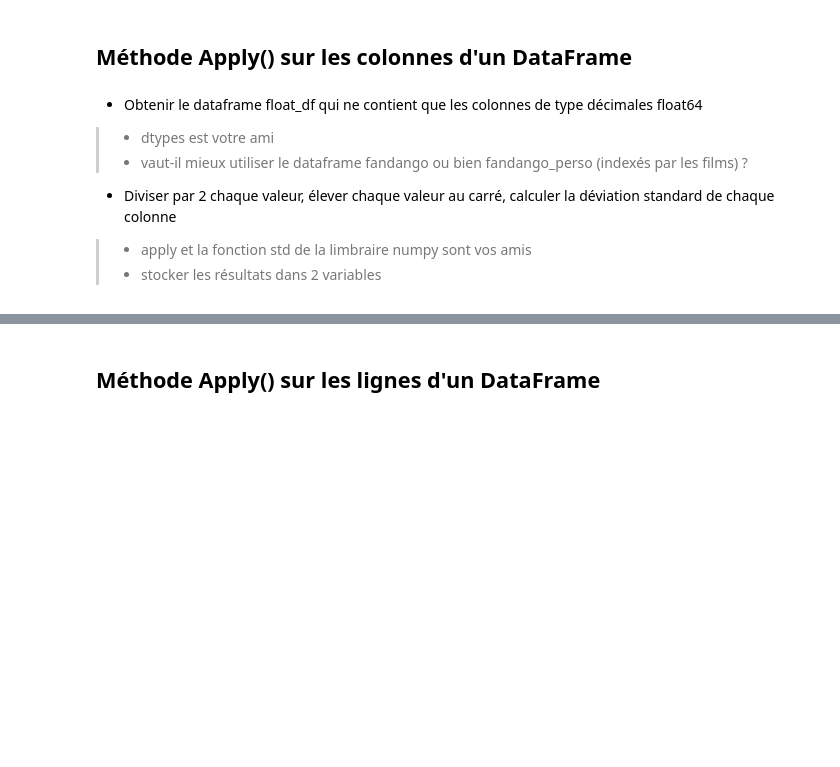
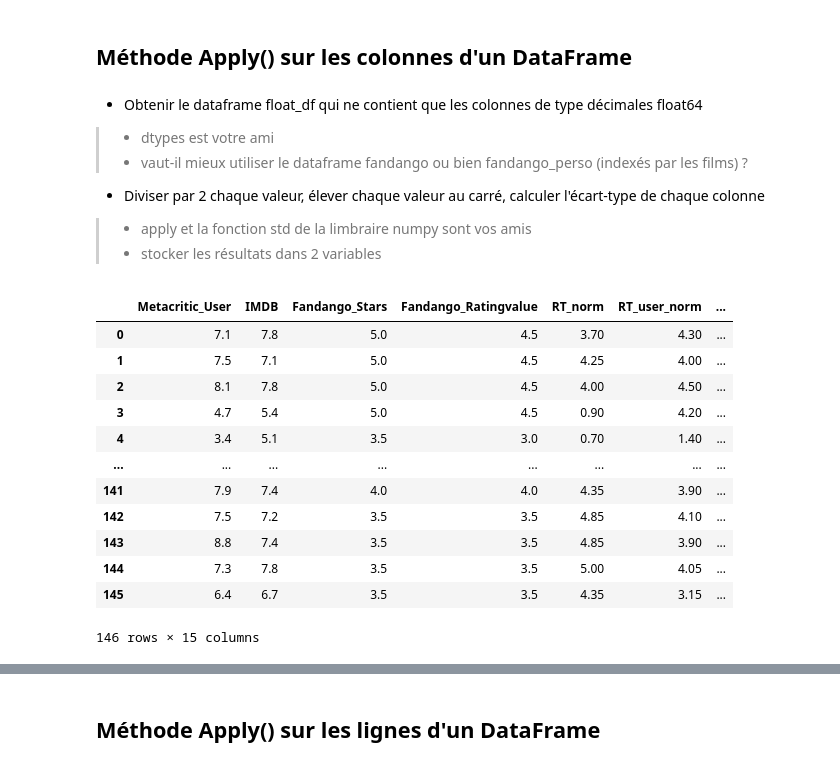
Before and after one commit to louiskuhn/IA-P2-Euskadi, a Jupyter notebook: Python/1. Analyse de données/Les objets DataFrames Pandas.ipynb, the cells around one changed output, grey strips where cells are left out. Drawn from its saved outputs; the diff is of its cells as text; code cells hidden in the pictures; blank space fills up the shorter version.

Commit message:
notebook objet dataframe avec corrections (en cours)

```diff
--- a/Python/1. Analyse de données/Les objets DataFrames Pandas.ipynb
+++ b/Python/1. Analyse de données/Les objets DataFrames Pandas.ipynb
@@ -129,6 +129,6 @@ fandango[[i in ["Top Five (2014)","Black Sea (2015)","Taken 3 (2015)"] for i in
 - Obtenir le dataframe float_df qui ne contient que les colonnes de type décimales float64
 >- dtypes est votre ami
 >- vaut-il mieux utiliser le dataframe fandango ou bien fandango_perso (indexés par les films) ?
-- Diviser par 2 chaque valeur, élever chaque valeur au carré, calculer la déviation standard de chaque colonne
+- Diviser par 2 chaque valeur, élever chaque valeur au carré, calculer l'écart-type de chaque colonne
 >- apply et la fonction std de la limbraire numpy sont vos amis
 >- stocker les résultats dans 2 variables
@@ -134,0 +138,18 @@ fandango[[i in ["Top Five (2014)","Black Sea (2015)","Taken 3 (2015)"] for i in
+# %%
+filtre = fandango.dtypes =="float64"
+float_df = fandango[fandango.columns[filtre]].copy()
+float_df
+# %% [output]
+|  | Metacritic_User | IMDB | Fandango_Stars | Fandango_Ratingvalue | RT_norm | RT_user_norm | ... |
+| 0 | 7.1 | 7.8 | 5.0 | 4.5 | 3.70 | 4.30 | ... |
+| 1 | 7.5 | 7.1 | 5.0 | 4.5 | 4.25 | 4.00 | ... |
+| 2 | 8.1 | 7.8 | 5.0 | 4.5 | 4.00 | 4.50 | ... |
+| 3 | 4.7 | 5.4 | 5.0 | 4.5 | 0.90 | 4.20 | ... |
+| 4 | 3.4 | 5.1 | 3.5 | 3.0 | 0.70 | 1.40 | ... |
+| ... | ... | ... | ... | ... | ... | ... | ... |
+| 141 | 7.9 | 7.4 | 4.0 | 4.0 | 4.35 | 3.90 | ... |
+| 142 | 7.5 | 7.2 | 3.5 | 3.5 | 4.85 | 4.10 | ... |
+| 143 | 8.8 | 7.4 | 3.5 | 3.5 | 4.85 | 3.90 | ... |
+| 144 | 7.3 | 7.8 | 3.5 | 3.5 | 5.00 | 4.05 | ... |
+| 145 | 6.4 | 6.7 | 3.5 | 3.5 | 4.35 | 3.15 | ... |
+146 rows × 15 columns
```
Also changed, not shown: parts of 5 cells of this notebook.
